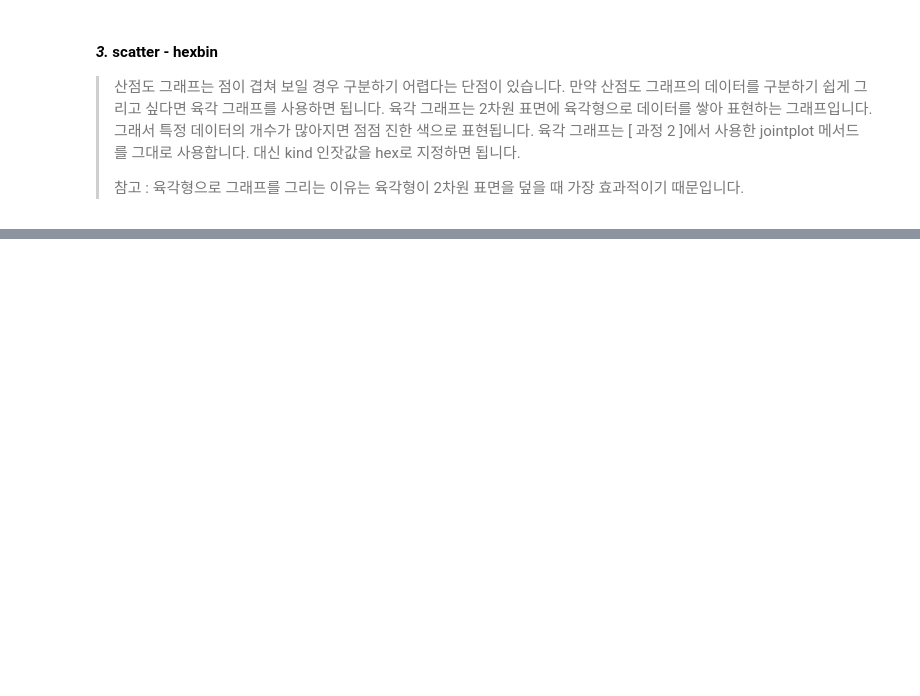
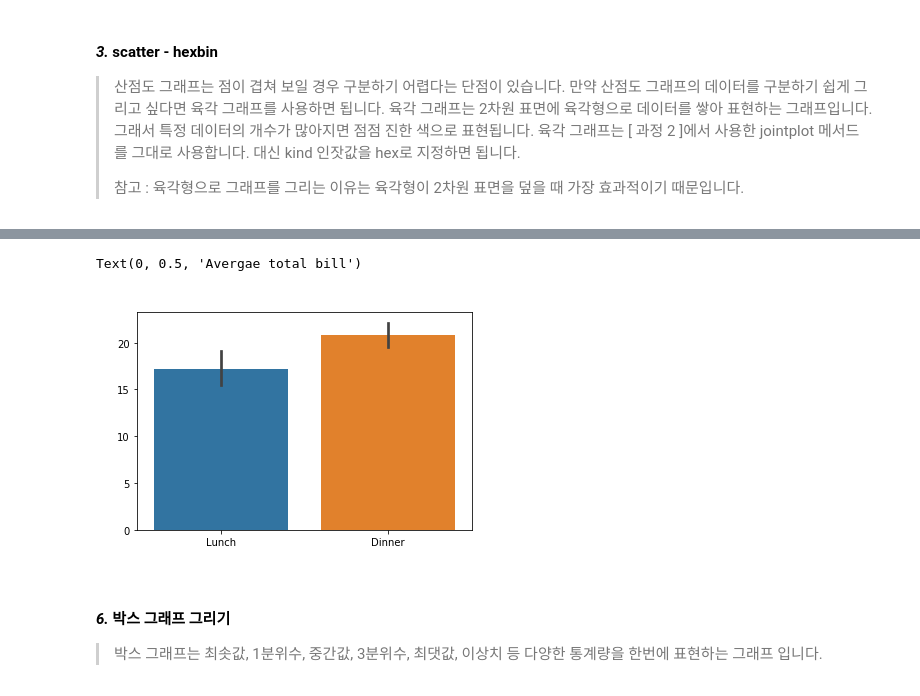
Before and after one commit to GeniusGun/python, a Jupyter notebook: pandas/pandas_04.ipynb, the cells around one changed output, grey strips where cells are left out. Cells and saved outputs as stored; diff of their text form; code cells hidden in the pictures; blank space fills up the shorter version.

```diff
--- a/pandas/pandas_04.ipynb
+++ b/pandas/pandas_04.ipynb
@@ -433,0 +451,12 @@ Text(0.5, 1.03, 'Joint Plot pf Total Bill and Tip')
+# %%
+ax = plt.subplots()
+ax = sns.barplot(x='time', y='total_bill', data=tips)
+ax.set_title('Bar plot of average total bill for of day', color='white')
+ax.set_xlabel('Time of day', color='white')
+ax.set_ylabel('Avergae total bill', color='white')
+# %% [output]
+Text(0, 0.5, 'Avergae total bill')
+[figure, added]
+# %% [markdown]
+#### _6._ 박스 그래프 그리기
+>박스 그래프는 최솟값, 1분위수, 중간값, 3분위수, 최댓값, 이상치 등 다양한 통계량을 한번에 표현하는 그래프 입니다.
```
Also changed, not shown: parts of 6 cells of this notebook.
